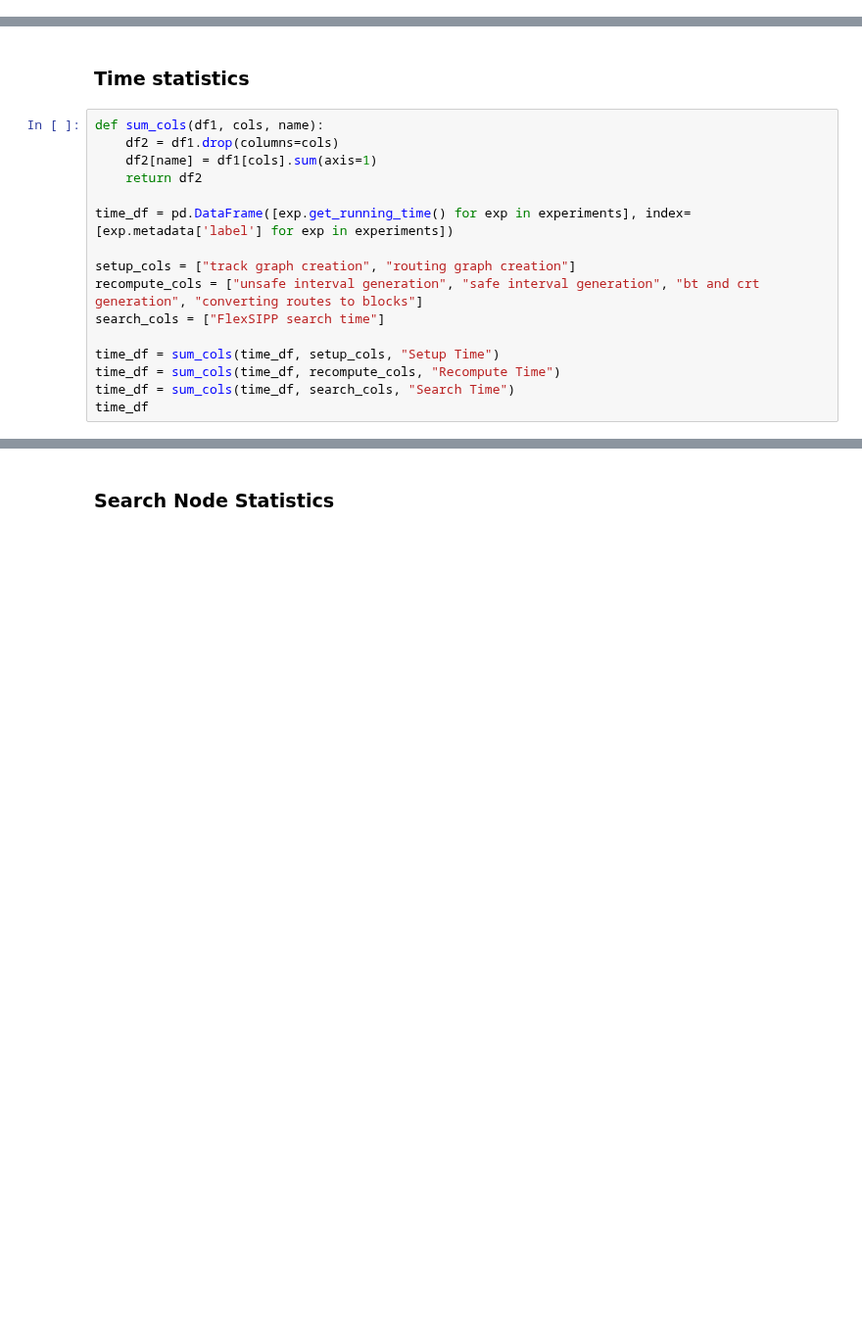
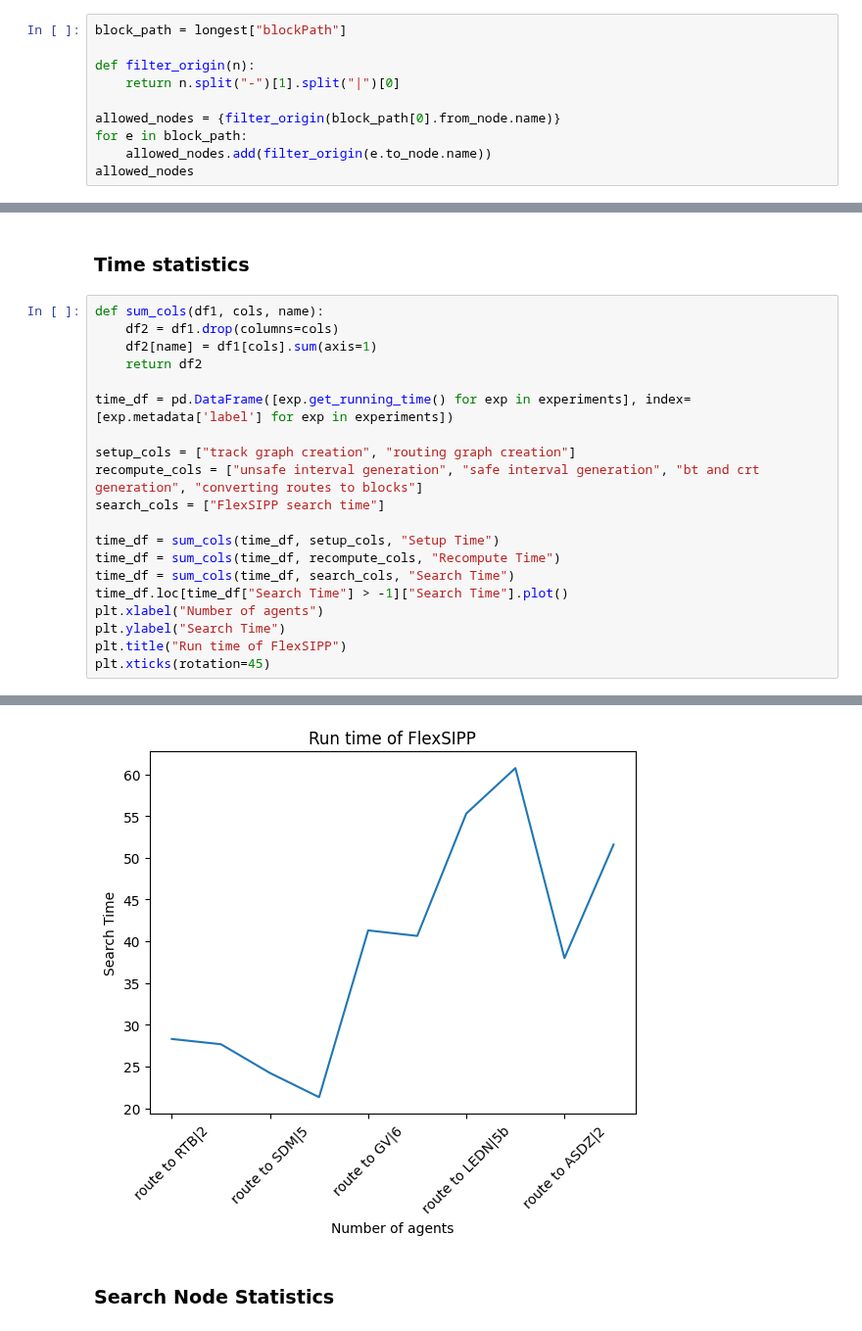
Before and after one commit to GoodGuyMe/delay-replanning-slack, a Jupyter notebook: experiments/runtime.ipynb, the cells around one changed output, grey strips where cells are left out. Shown at 98% size. Cells and saved outputs as stored; diff of their text form; blank space fills up the shorter version.

```diff
--- a/experiments/runtime.ipynb
+++ b/experiments/runtime.ipynb
@@ -88,0 +118,10 @@ longest
+# %%
+block_path = longest["blockPath"]
+
+def filter_origin(n):
+    return n.split("-")[1].split("|")[0]
+
+allowed_nodes = {filter_origin(block_path[0].from_node.name)}
+for e in block_path:
+    allowed_nodes.add(filter_origin(e.to_node.name))
+allowed_nodes
@@ -154,4 +215,9 @@ search_cols = ["FlexSIPP search time"]
 time_df = sum_cols(time_df, setup_cols, "Setup Time")
 time_df = sum_cols(time_df, recompute_cols, "Recompute Time")
 time_df = sum_cols(time_df, search_cols, "Search Time")
-time_df
+time_df.loc[time_df["Search Time"] > -1]["Search Time"].plot()
+plt.xlabel("Number of agents")
+plt.ylabel("Search Time")
+plt.title("Run time of FlexSIPP")
+plt.xticks(rotation=45)
+# %% [output]
@@ -158,3 +232,4 @@ time_df
+[figure, added]
 # %% [markdown]
 ### Search Node Statistics
 # %%
```
Also changed, not shown: parts of 13 cells of this notebook, 11 other files.
